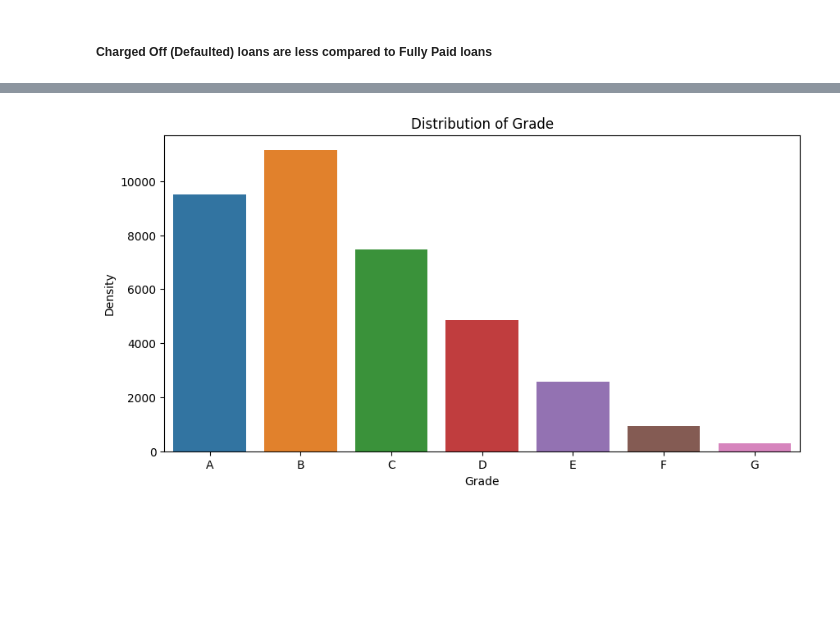
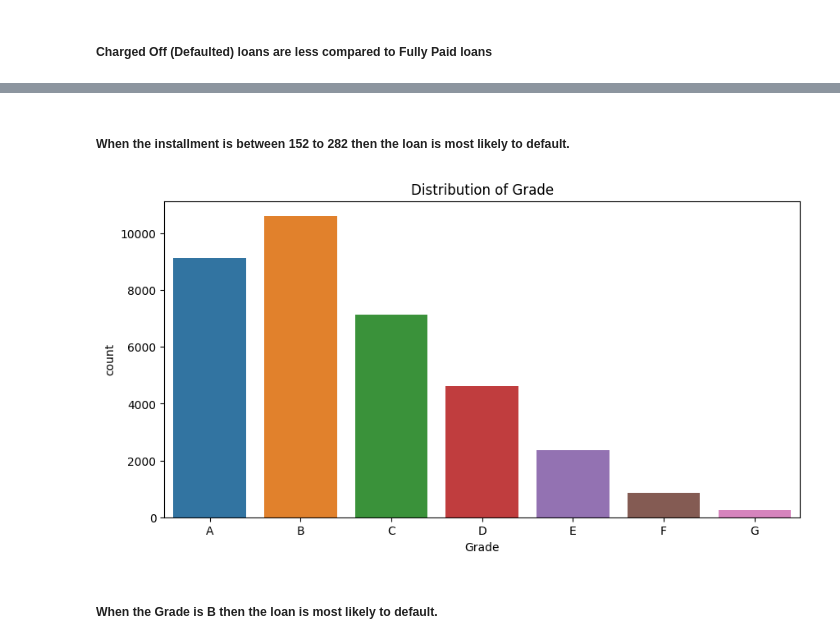
Before and after one commit to kumargauravb/LendingClubcasestudy, a Jupyter notebook: Kumar_Gaurav.ipynb, the cells around one changed output, grey strips where cells are left out. Drawn from its saved outputs; the diff is of its cells as text; code cells hidden in the pictures; blank space fills up the shorter version.

```diff
--- a/Kumar_Gaurav.ipynb
+++ b/Kumar_Gaurav.ipynb
@@ -475,3 +475,10 @@ plt.show()
 [figure]
 # %% [markdown]
 ##### Charged Off (Defaulted) loans are less compared to Fully Paid loans
+# %%
+# Deriving new column for 'loan_amnt'
+loanDataframe['loan_amnt_grp'] = pd.cut(loanDataframe['loan_amnt'], bins=6,labels=['0-5k','6k-11k','12k-17k','18k-23k','24k-29k','30k-35k'])
+
+# Plot for 'loan_amnt'
+sns.countplot(x = 'loan_amnt_grp', data = loanDataframe[loanDataframe['loan_status']=='Charged Off'])
+plt.show()
@@ -477,0 +489,7 @@ plt.show()
+# %%
+# Deriving new column for 'funded_amnt_inv'
+loanDataframe['funded_amnt_inv_grp'] = pd.cut(loanDataframe['funded_amnt_inv'], bins=6,labels=['0-5k','6k-11k','12k-17k','18k-23k','24k-29k','30k-35k'])
+
+# Plot for 'funded_amnt_inv'
+sns.countplot(x = 'funded_amnt_inv_grp', data = loanDataframe[loanDataframe['loan_status']=='Charged Off'])
+plt.show()
@@ -496,0 +508,7 @@ plt.show()
+# %%
+# Deriving new column for 'int_rate'
+loanDataframe['int_rate_grp'] = pd.cut(loanDataframe['int_rate'], bins=5,labels=['4%-8%','9%-13%','14%-18%','19%-23%','24%-28%'])
+
+# Plot for 'int_rate'
+sns.countplot(x = 'int_rate_grp', data = loanDataframe[loanDataframe['loan_status']=='Charged Off'])
+plt.show()
@@ -496,0 +519,8 @@ plt.show()
+# %%
+# Deriving new column for 'installment'
+loanDataframe['installment_grp'] = pd.cut(loanDataframe['installment'], bins=10,labels=['21-151','152-282','283-413','414-544','545-675','676-806','807-937','938-1068','1069-1199','1200-1330'])
+
+# Plot for 'int_rate'
+plt.subplots(figsize = (15,6))
+sns.countplot(x = 'installment_grp', data = loanDataframe[loanDataframe['loan_status']=='Charged Off'])
+plt.show()
@@ -497,10 +529,13 @@ plt.show()
+# %% [markdown]
+##### When the installment is between 152 to 282 then the loan is most likely to default.
 # %%
 # Distribution of Grade
 plt.figure(figsize=(10,5))
-sns.countplot(loanDataframe.grade,x=loanDataframe.grade)
+sns.countplot(loanDataframe[loanDataframe['loan_status']=='Charged Off'],x=loanDataframe.grade)
 plt.xlabel('Grade')
-plt.ylabel('Density')
 plt.title('Distribution of Grade')
 plt.show()
 # %% [output]
-[figure, old version]
+[figure, new version]
+# %% [markdown]
+##### When the Grade is B then the loan is most likely to default.
```
Also changed, not shown: parts of 42 cells of this notebook.
